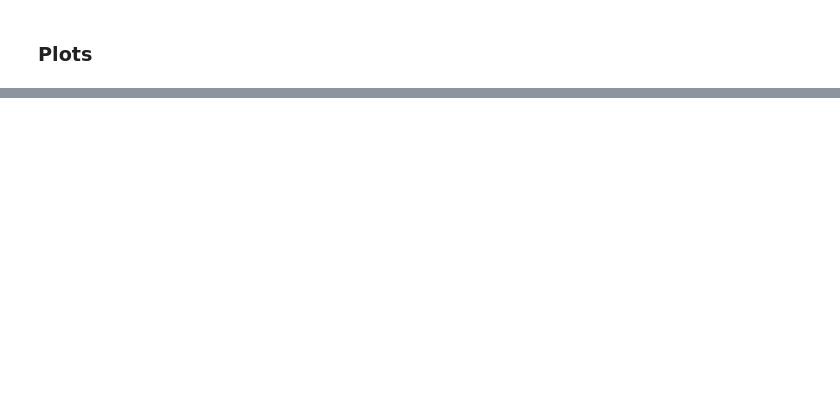
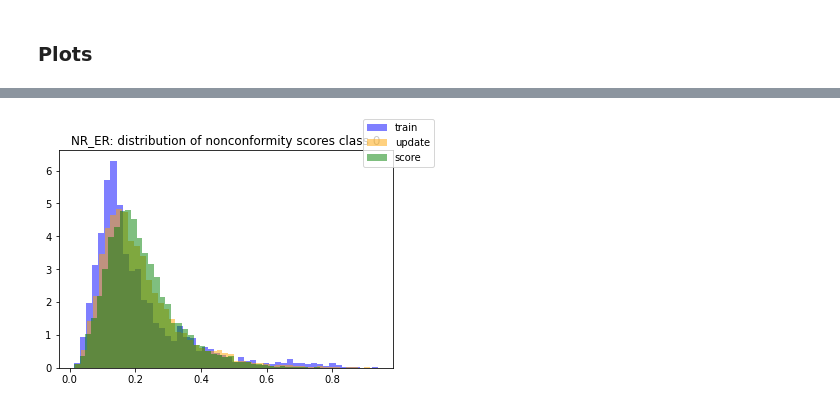
Before and after one commit to volkamerlab/cptox21_manuscript_SI, a Jupyter notebook: code/calupdate_example.ipynb, the cells around one changed output, grey strips where cells are left out. Saved outputs shown, nothing was run; the diff lists cells and outputs as text; code cells hidden in the pictures; blank space fills up the shorter version.

Commit message:
include nc score plots + second nb to show boxplot evaluation over all endoints + documentation (esp. function docstrings)

```diff
--- a/code/calupdate_example.ipynb
+++ b/code/calupdate_example.ipynb
@@ -39,7 +39,7 @@ data_statistics_path = "../data/data_statistics/"
 endpoint = "NR_ER"
 # %%
 # CP
-n_folds_acp = 2
+n_folds_acp = 10
 # %% [markdown]
 #### Build ICP classifier
 # %%
@@ -211,0 +262,3 @@ plots["train_update_pred_score"] = train_update_cross_validator.calibration_plot
+# %%
+cross_validator.plot_nonconformity_scores(cl=0, endpoint=endpoint)
+# %% [output]
@@ -211,0 +266 @@ plots["train_update_pred_score"] = train_update_cross_validator.calibration_plot
+[figure, added]
```
Also changed, not shown: parts of 18 cells of this notebook, 1 other file.
